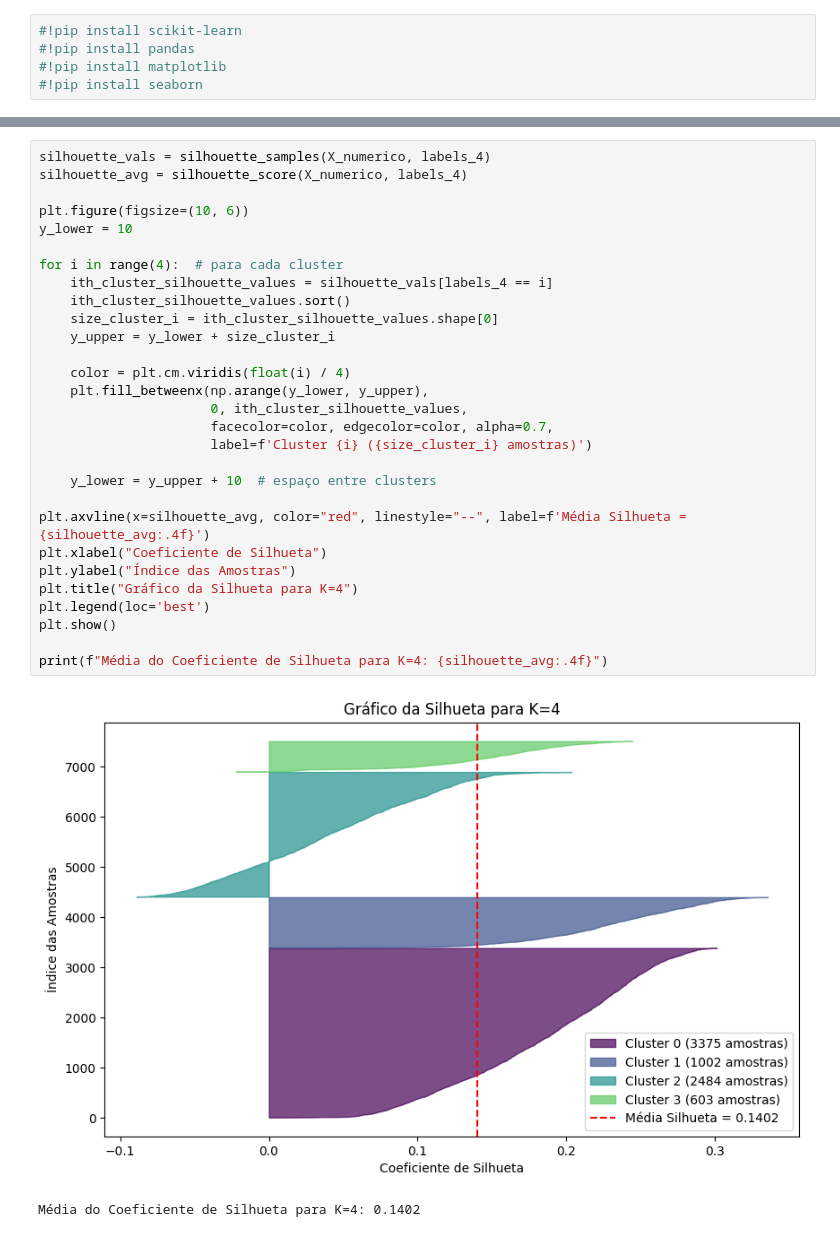
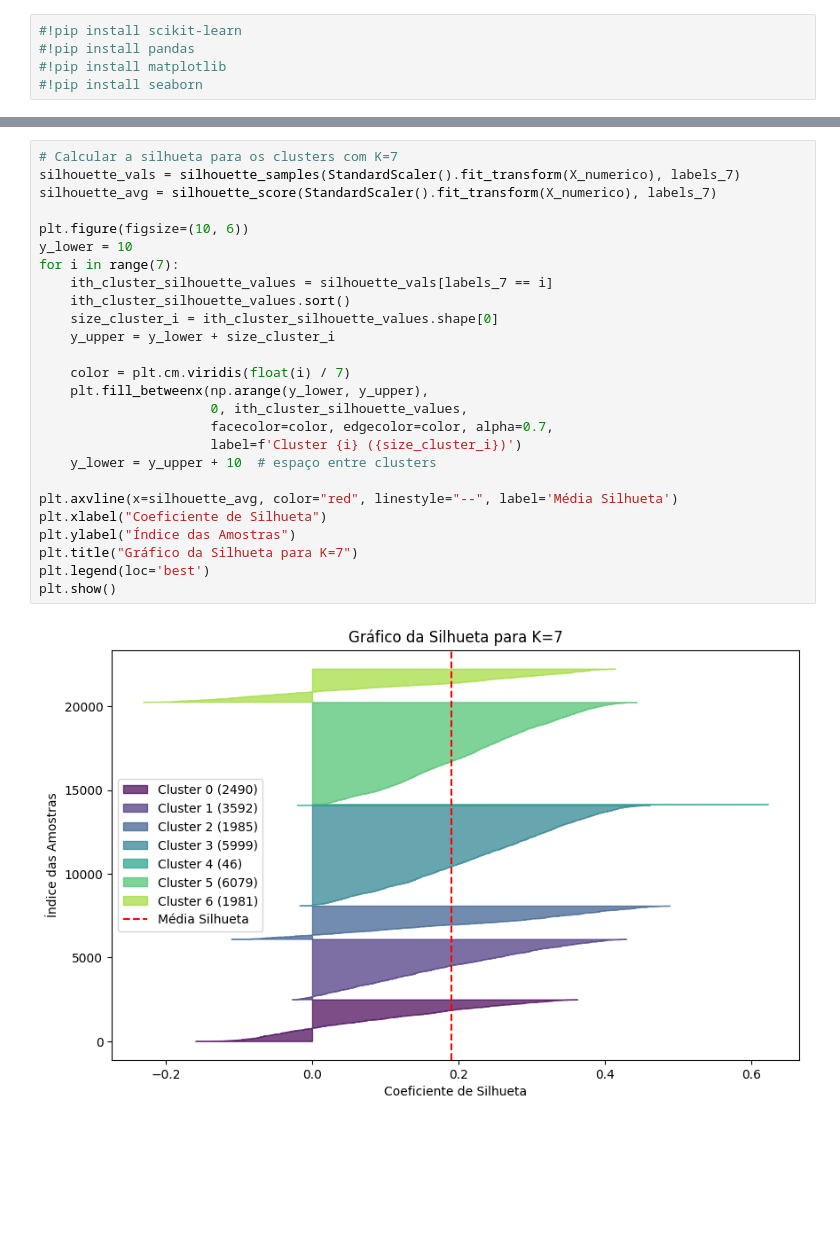
Before and after one commit to rodrigosantana24/projeto-pisi3, a Jupyter notebook: Clusterizacao_main.ipynb, the cells around one changed output, grey strips where cells are left out. Saved outputs shown, nothing was run; the diff lists cells and outputs as text; blank space fills up the shorter version.

```diff
--- a/Clusterizacao_main.ipynb
+++ b/Clusterizacao_main.ipynb
@@ -171,32 +141,28 @@ Clusters com poucos filmes geralmente agrupam obras com características muito d
 # %%
-silhouette_vals = silhouette_samples(X_numerico, labels_4)
-silhouette_avg = silhouette_score(X_numerico, labels_4)
+# Calcular a silhueta para os clusters com K=7
+silhouette_vals = silhouette_samples(StandardScaler().fit_transform(X_numerico), labels_7)
+silhouette_avg = silhouette_score(StandardScaler().fit_transform(X_numerico), labels_7)
 
 plt.figure(figsize=(10, 6))
 y_lower = 10
-
-for i in range(4):  # para cada cluster
-    ith_cluster_silhouette_values = silhouette_vals[labels_4 == i]
+for i in range(7):
+    ith_cluster_silhouette_values = silhouette_vals[labels_7 == i]
     ith_cluster_silhouette_values.sort()
     size_cluster_i = ith_cluster_silhouette_values.shape[0]
     y_upper = y_lower + size_cluster_i
 
-    color = plt.cm.viridis(float(i) / 4)
+    color = plt.cm.viridis(float(i) / 7)
     plt.fill_betweenx(np.arange(y_lower, y_upper),
                       0, ith_cluster_silhouette_values,
                       facecolor=color, edgecolor=color, alpha=0.7,
-                      label=f'Cluster {i} ({size_cluster_i} amostras)')
-
+                      label=f'Cluster {i} ({size_cluster_i})')
     y_lower = y_upper + 10  # espaço entre clusters
 
-plt.axvline(x=silhouette_avg, color="red", linestyle="--", label=f'Média Silhueta = {silhouette_avg:.4f}')
+plt.axvline(x=silhouette_avg, color="red", linestyle="--", label='Média Silhueta')
 plt.xlabel("Coeficiente de Silhueta")
 plt.ylabel("Índice das Amostras")
-plt.title("Gráfico da Silhueta para K=4")
+plt.title("Gráfico da Silhueta para K=7")
 plt.legend(loc='best')
 plt.show()
-
-print(f"Média do Coeficiente de Silhueta para K=4: {silhouette_avg:.4f}")
 # %% [output]
-[figure, old version]
+[figure, new version]
-Média do Coeficiente de Silhueta para K=4: 0.1402
```
Also changed, not shown: parts of 6 cells of this notebook, 2 other files.
